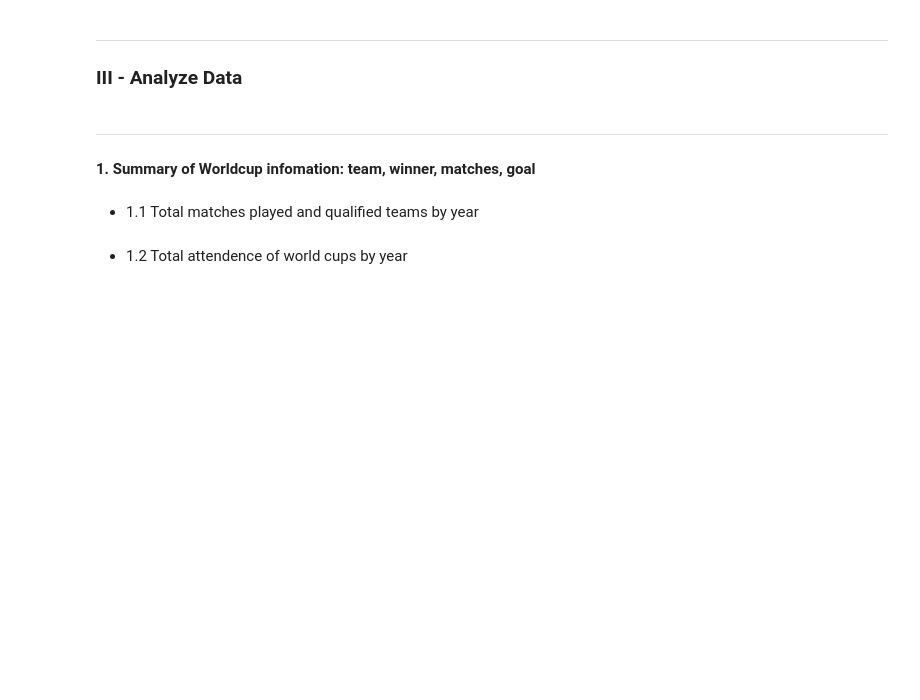
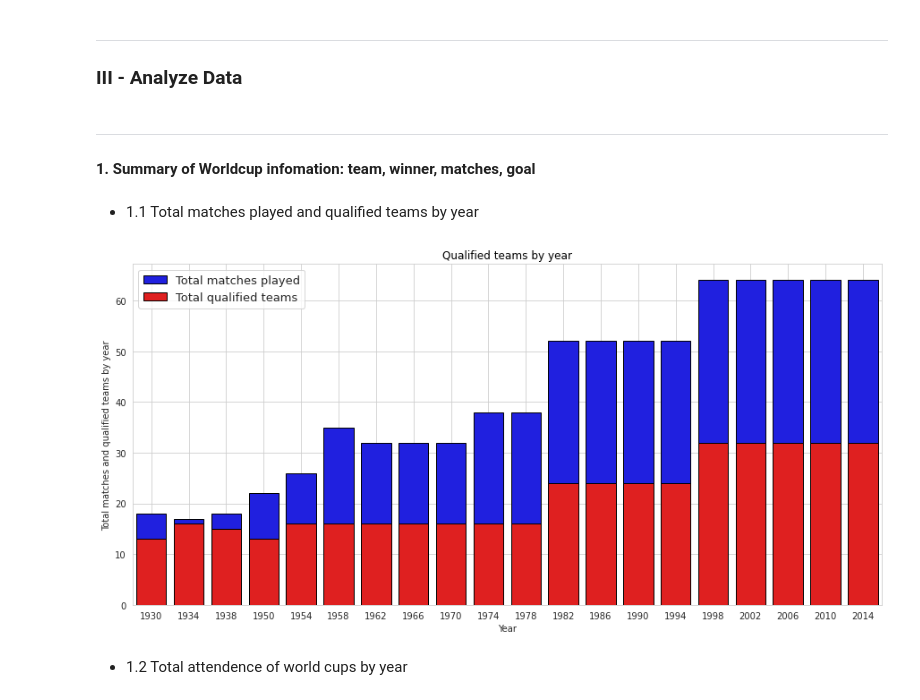
Before and after one commit to natuan310/w3-Data-Analysis-WorldCup-Dataset, a Jupyter notebook: Tee.ipynb, the cells around one changed output. Cells and saved outputs as stored; diff of their text form; code cells hidden in the pictures; blank space fills up the shorter version.

```diff
--- a/Tee.ipynb
+++ b/Tee.ipynb
@@ -348,5 +373,18 @@ pls.sample()
 #### 1.  Summary of Worldcup infomation: team, winner, matches, goal
 # %% [markdown]
 - 1.1 Total matches played and qualified teams by year
+# %%
+plt.figure(figsize=(15,7))
+sns.barplot(wc["Year"], wc["MatchesPlayed"], linewidth=1,
+            edgecolor="k"*len(wc), color="b", label="Total matches played")
+sns.barplot(wc["Year"], wc["QualifiedTeams"], linewidth=1,
+            edgecolor="k"*len(wc), color="r", label="Total qualified teams")
+plt.legend(loc="best", prop={"size":13})
+plt.title("Qualified teams by year", color='k')
+plt.grid(True)
+plt.ylabel("Total matches and qualified teams by year")
+plt.show()
+# %% [output]
+[figure, added]
 # %% [markdown]
 - 1.2 Total attendence of world cups by year
```
Also changed, not shown: parts of 33 cells of this notebook.
